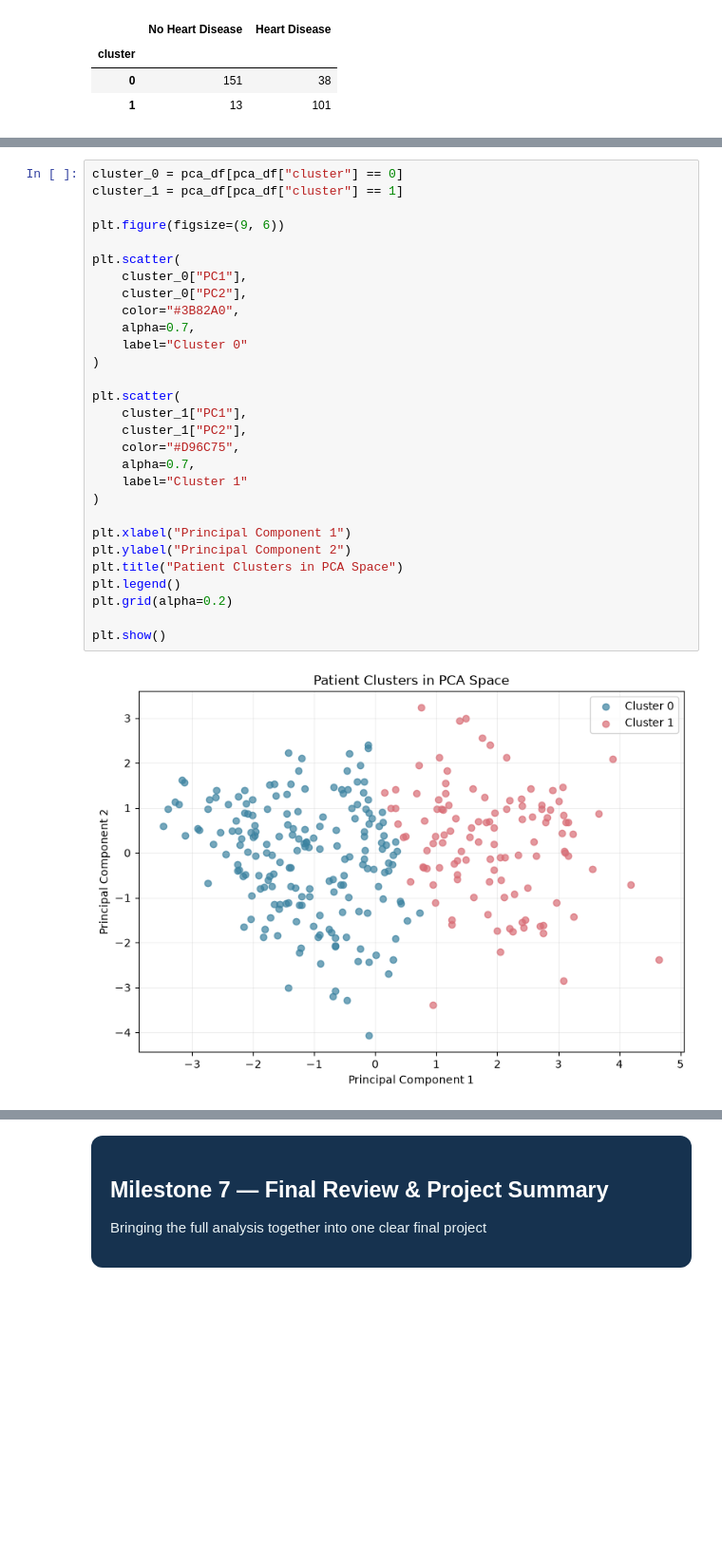
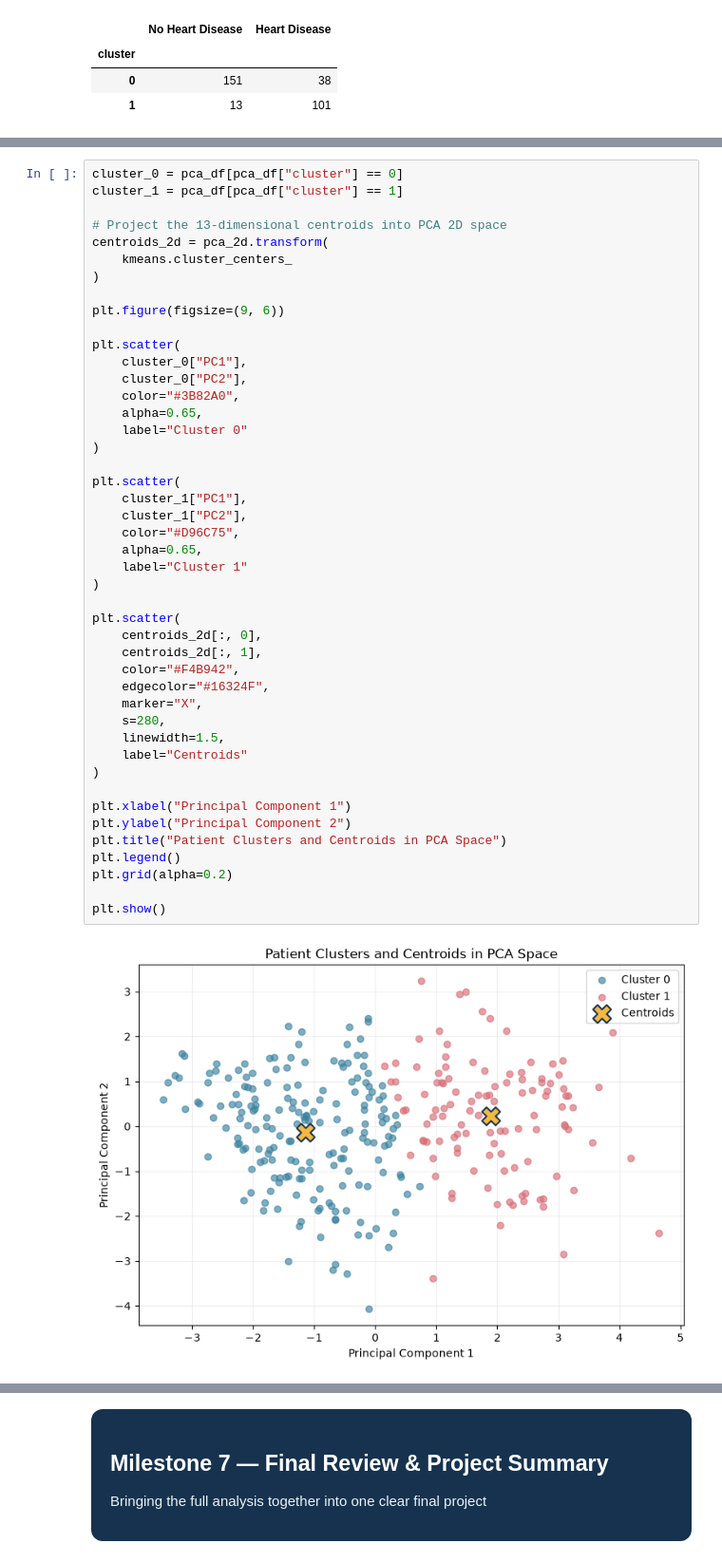
Before and after one commit to assma122/Binx-ai-ml-training, a Jupyter notebook: PROJECT/Notebooks/M1_Data_Understanding.ipynb, the cells around one changed output, grey strips where cells are left out. Shown at 95% size. Saved outputs shown, nothing was run; the diff lists cells and outputs as text; blank space fills up the shorter version.

Commit message:
Improve cardiac project unsupervised analysis

```diff
--- a/PROJECT/Notebooks/M1_Data_Understanding.ipynb
+++ b/PROJECT/Notebooks/M1_Data_Understanding.ipynb
@@ -4279,34 +4527,50 @@ to visualize how patients were grouped.
 # %%
 cluster_0 = pca_df[pca_df["cluster"] == 0]
 cluster_1 = pca_df[pca_df["cluster"] == 1]
+
+# Project the 13-dimensional centroids into PCA 2D space
+centroids_2d = pca_2d.transform(
+    kmeans.cluster_centers_
+)
 
 plt.figure(figsize=(9, 6))
 
 plt.scatter(
     cluster_0["PC1"],
     cluster_0["PC2"],
     color="#3B82A0",
-    alpha=0.7,
+    alpha=0.65,
     label="Cluster 0"
 )
 
 plt.scatter(
     cluster_1["PC1"],
     cluster_1["PC2"],
     color="#D96C75",
-    alpha=0.7,
+    alpha=0.65,
     label="Cluster 1"
+)
+
+plt.scatter(
+    centroids_2d[:, 0],
+    centroids_2d[:, 1],
+    color="#F4B942",
+    edgecolor="#16324F",
+    marker="X",
+    s=280,
+    linewidth=1.5,
+    label="Centroids"
 )
 
 plt.xlabel("Principal Component 1")
 plt.ylabel("Principal Component 2")
-plt.title("Patient Clusters in PCA Space")
+plt.title("Patient Clusters and Centroids in PCA Space")
 plt.legend()
 plt.grid(alpha=0.2)
 
 plt.show()
 # %% [output]
-[figure, old version]
+[figure, new version]
 # %% [markdown]
 <div style="
     background:#EAF3F5;
```
Also changed, not shown: parts of 19 cells of this notebook.
